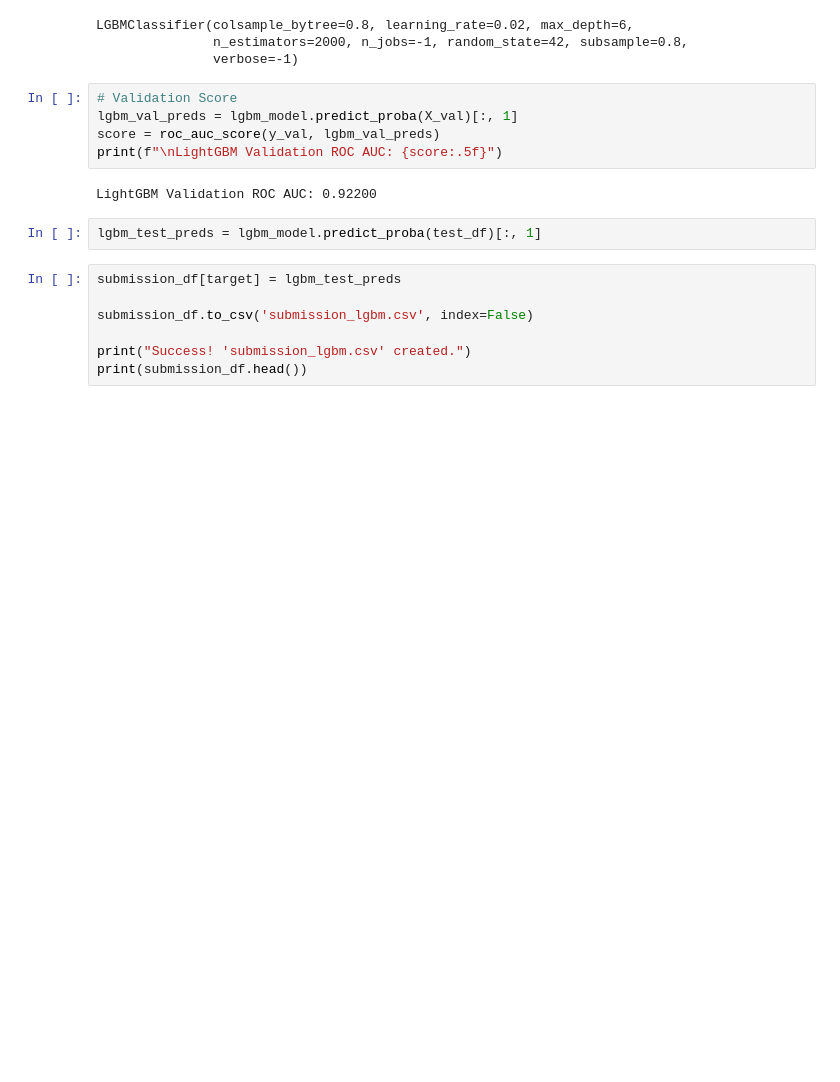
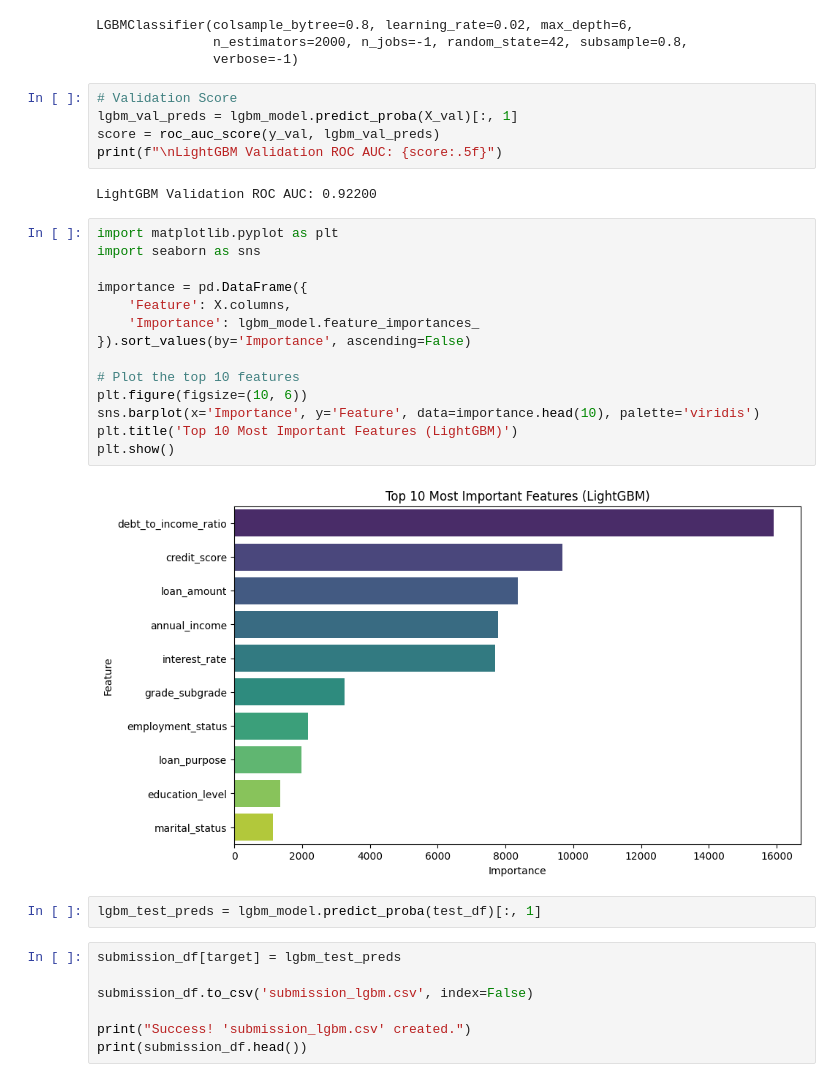
Before and after one commit to irkky/Loan-Payback-Prediction-EDA-to-Ensemble-S5E11, a Jupyter notebook: main.ipynb, the cells around one changed output. Drawn from its saved outputs; the diff is of its cells as text; blank space fills up the shorter version.

```diff
--- a/main.ipynb
+++ b/main.ipynb
@@ -246,6 +292,22 @@ score = roc_auc_score(y_val, lgbm_val_preds)
 print(f"\nLightGBM Validation ROC AUC: {score:.5f}")
 # %% [output]
 LightGBM Validation ROC AUC: 0.92200
+# %%
+import matplotlib.pyplot as plt
+import seaborn as sns
+
+importance = pd.DataFrame({
+    'Feature': X.columns,
+    'Importance': lgbm_model.feature_importances_
+}).sort_values(by='Importance', ascending=False)
+
+# Plot the top 10 features
+plt.figure(figsize=(10, 6))
+sns.barplot(x='Importance', y='Feature', data=importance.head(10), palette='viridis')
+plt.title('Top 10 Most Important Features (LightGBM)')
+plt.show()
+# %% [output]
+[figure, added]
 # %%
 lgbm_test_preds = lgbm_model.predict_proba(test_df)[:, 1]
 # %%
```
Also changed, not shown: parts of 16 cells of this notebook.
